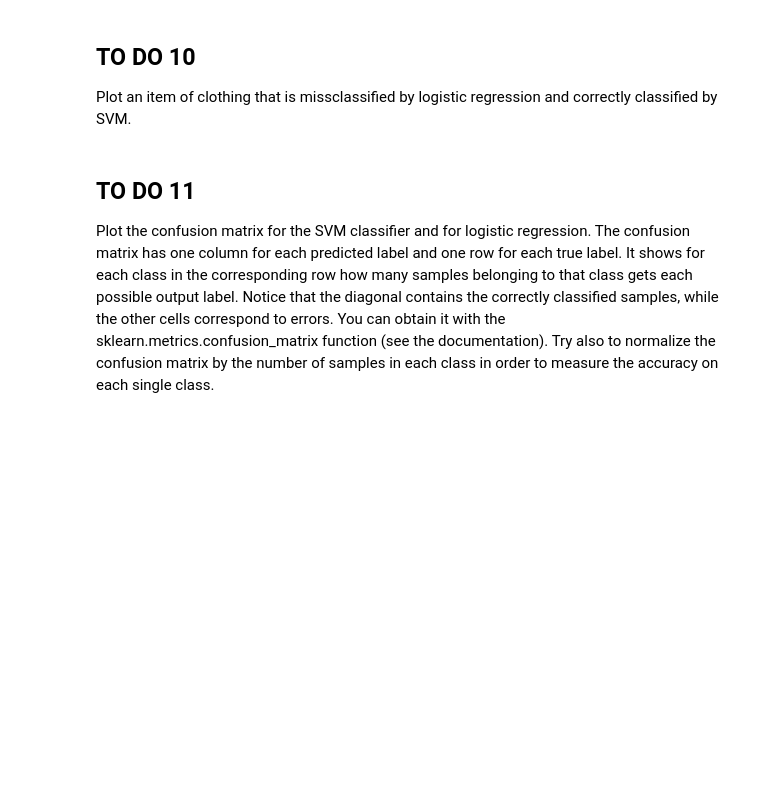
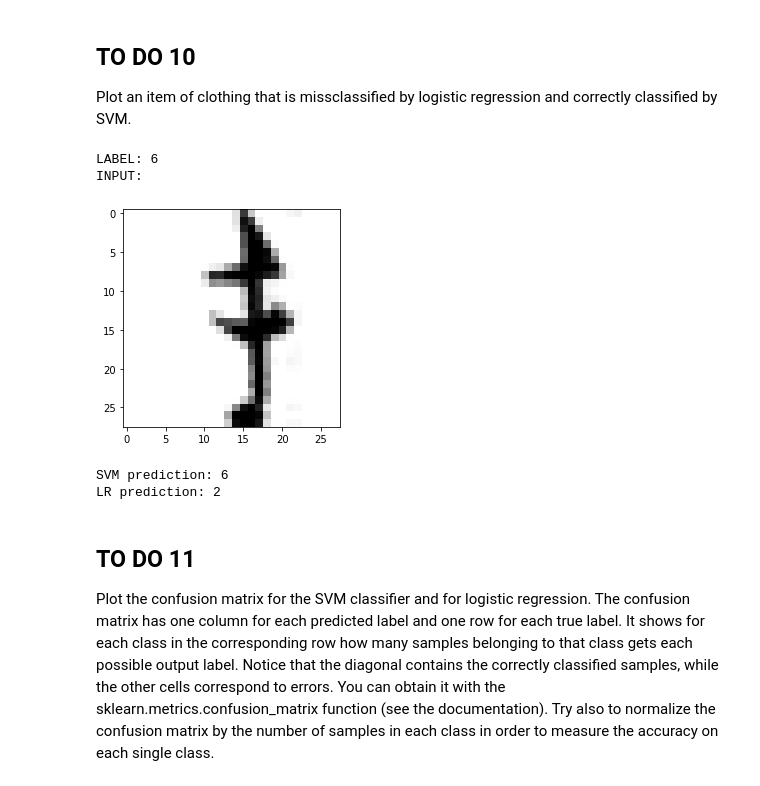
Before and after one commit to NicolaZomer/MachineLearning_Y2122, a Jupyter notebook: lab2/lab2_assignment.ipynb, the cells around one changed output. Saved outputs shown, nothing was run; the diff lists cells and outputs as text; code cells hidden in the pictures; blank space fills up the shorter version.

```diff
--- a/lab2/lab2_assignment.ipynb
+++ b/lab2/lab2_assignment.ipynb
@@ -295,7 +470,11 @@ print ("Best logistic regression test error: %f" % test_error)
 # %% [markdown]
 ## TO DO 9 Try  with regularization (use C=1)¶
 # %%
-# ADD YOUR CODE
+logreg = linear_model.LogisticRegression(C=1, max_iter=1000)
+logreg.fit(X_train, y_train)
+
+training_error = 1-logreg.score(X_train, y_train)
+test_error = 1 - logreg.score(X_test, y_test)
 
 print ("Best regularized logistic regression training error: %f" % training_error)
 print ("Best regularized logistic regression test error: %f" % test_error)
@@ -307,11 +489,24 @@ Compare and discuss:
 # %% [markdown]
 ## TO DO 10
 Plot an item of clothing that is missclassified by logistic regression and correctly classified by SVM.
-# %%
-LR_prediction = # ADD CODE
-SVM_prediction = # ADD CODE
-
-# ADD CODE
+# %%
+for sample, label, i in zip(X, y, range(X.shape[0])):
+    if bestSVM.predict(sample.reshape(1, -1)) == label and logreg.predict(sample.reshape(1, -1)) != label:
+            LR_prediction = logreg.predict(sample.reshape(1, -1))[0]
+            SVM_prediction = label
+            x_missclassified = sample
+            index = i
+            break
+
+plot_input(X, y, index)
+print('SVM prediction:', SVM_prediction)
+print('LR prediction:', LR_prediction)
+# %% [output]
+LABEL: 6
+INPUT:
+[figure, added]
+SVM prediction: 6
+LR prediction: 2
 # %% [markdown]
 ## TO DO 11
 Plot the confusion matrix for the SVM classifier and for logistic regression.
```
Also changed, not shown: parts of 21 cells of this notebook.
